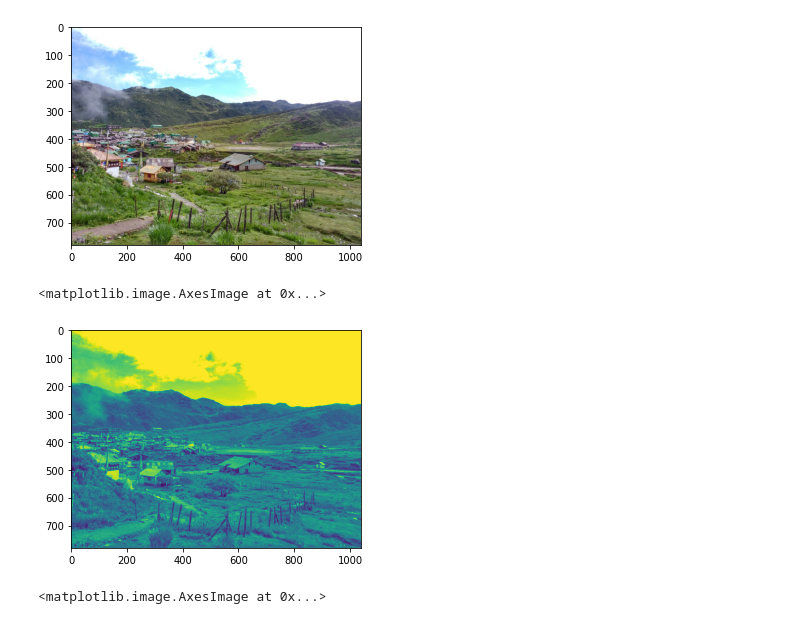
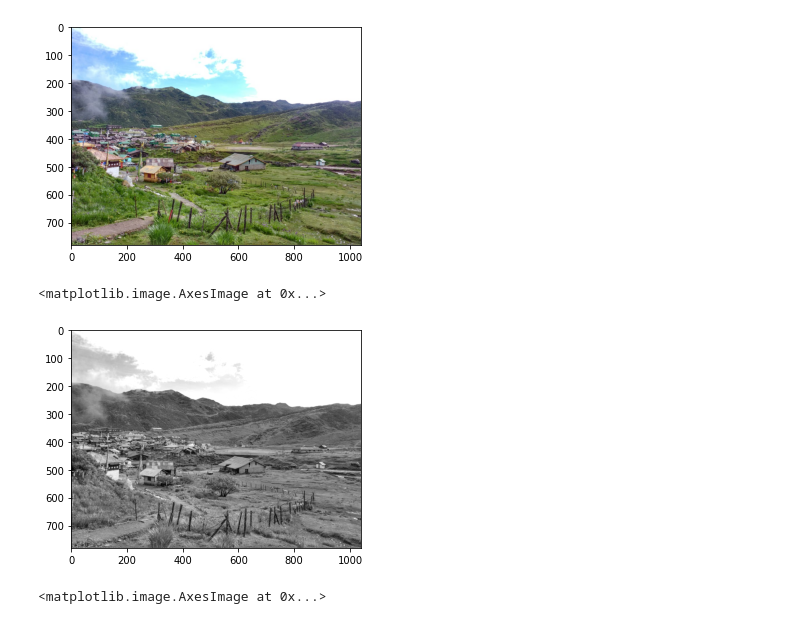
Before and after one commit to Abh300/Image_to_sketch, a Jupyter notebook: Img_to_sketch.ipynb, the cells around one changed output. Saved outputs shown, nothing was run; the diff lists cells and outputs as text; code cells hidden in the pictures.

```diff
--- a/Img_to_sketch.ipynb
+++ b/Img_to_sketch.ipynb
@@ -14,10 +14,11 @@ plt.imshow(your_img)
 [figure]
 # %%
 gray_img = cv2.cvtColor(your_img,cv2.COLOR_RGB2GRAY)
-gray_img.shape
-plt.imshow(gray_img)
+red_ch = your_img[:,:,0]
+green_ch = your_img[:,:,1]
+plt.imshow(green_ch,cmap='gray')
 # %% [output]
 <matplotlib.image.AxesImage at 0x...>
-[figure, old version]
+[figure, new version]
 # %%
 img_invert = cv2.bitwise_not(gray_img)
```
Also changed, not shown: parts of 1 cell of this notebook.
